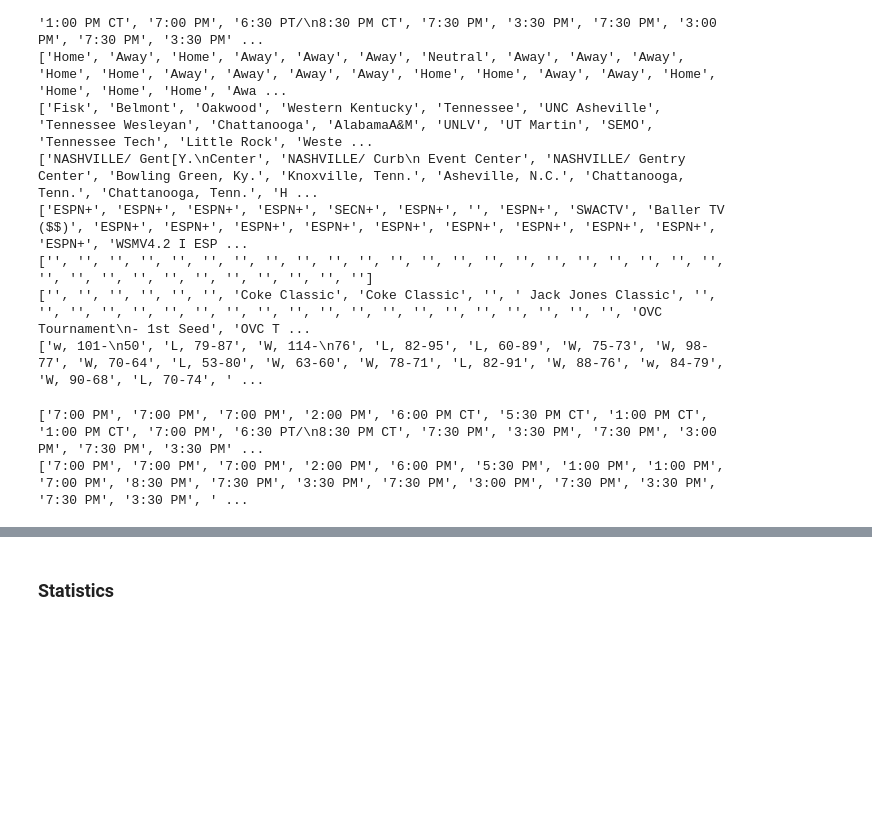
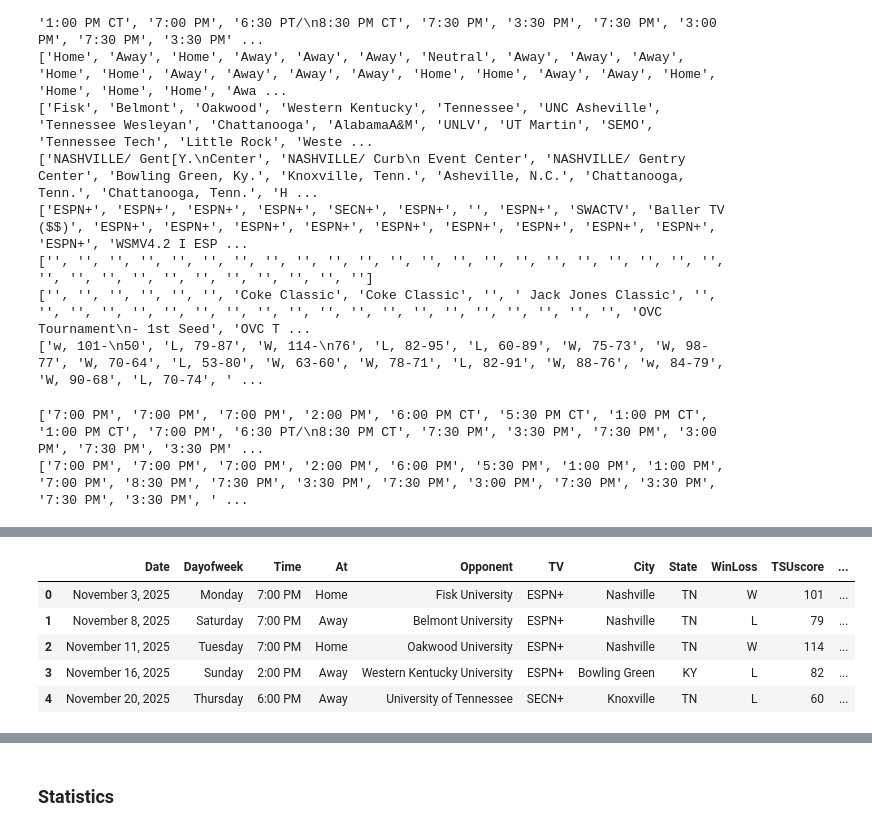
Before and after one commit to e-harrell/TSUBasketball, a Jupyter notebook: initial code.ipynb, the cells around one changed output, grey strips where cells are left out. Drawn from its saved outputs; the diff is of its cells as text; code cells hidden in the pictures; blank space fills up the shorter version.

Commit message:
added code that combined data1 & data2 earlier created and cleaned lists and created dataframe and split Result Location columns & corrected datatypes

```diff
--- a/initial code.ipynb
+++ b/initial code.ipynb
@@ -280,0 +387,8 @@ print(Location)
+# %%
+#check Tournament list
+print(Tournament)
+#clean up Tournament list
+Tournament=[a.replace('\n','') for a in Tournament]
+Tournament=[a.replace(' Jack Jones Classic','Jack Jones Classic') for a in Tournament]
+#check values
+print(Tournament)
@@ -281,6 +398,8 @@ print(Location)
 # %%
-
 #clean Result
 print(Result)
+#correct values
+Result = [s.replace('OT', '') for s in Result]
 Result = [s.replace('\n', '') for s in Result]
+#check changed list
 print(Result)
@@ -303,0 +455,5 @@ df.info()
+# %%
+#drop Radio and Tournament columns
+df.columns
+df=df.drop(columns=['Radio', 'Tournament'])
+df.columns
@@ -312,0 +513,8 @@ df.head()
+# %%
+#splitting out Location column into City and State columns
+df[["City", "State"]] = df.Location.str.split(',', expand=True)
+#check df
+df.head()
+#drop Location
+df=df.drop(columns=["Location"])
+df.head()
@@ -312,0 +534,18 @@ df.head()
+# %%
+#split out Result column into WinLoss, TSUscore, Oppscore
+#first split Result into WinLoss & Result
+df[["WinLoss", "Result"]] = df.Result.str.split(',', expand=True)
+#make WinLoss be all uppercase
+df['WinLoss']= df['WinLoss'].str.upper()
+#split Result again into TSUscore and Oppscore
+df[['TSUscore', 'Oppscore']] = df.Result.str.split('-', expand=True)
+#drop Result column
+df=df.drop(columns=['Result'])
+df.head()
+# %% [output]
+|  | Date | Dayofweek | Time | At | Opponent | TV | City | State | WinLoss | TSUscore | ... |
+| 0 | November 3, 2025 | Monday | 7:00 PM | Home | Fisk University | ESPN+ | Nashville | TN | W | 101 | ... |
+| 1 | November 8, 2025 | Saturday | 7:00 PM | Away | Belmont University | ESPN+ | Nashville | TN | L | 79 | ... |
+| 2 | November 11, 2025 | Tuesday | 7:00 PM | Home | Oakwood University | ESPN+ | Nashville | TN | W | 114 | ... |
+| 3 | November 16, 2025 | Sunday | 2:00 PM | Away | Western Kentucky University | ESPN+ | Bowling Green | KY | L | 82 | ... |
+| 4 | November 20, 2025 | Thursday | 6:00 PM | Away | University of Tennessee | SECN+ | Knoxville | TN | L | 60 | ... |
```
Also changed, not shown: parts of 20 cells of this notebook.
